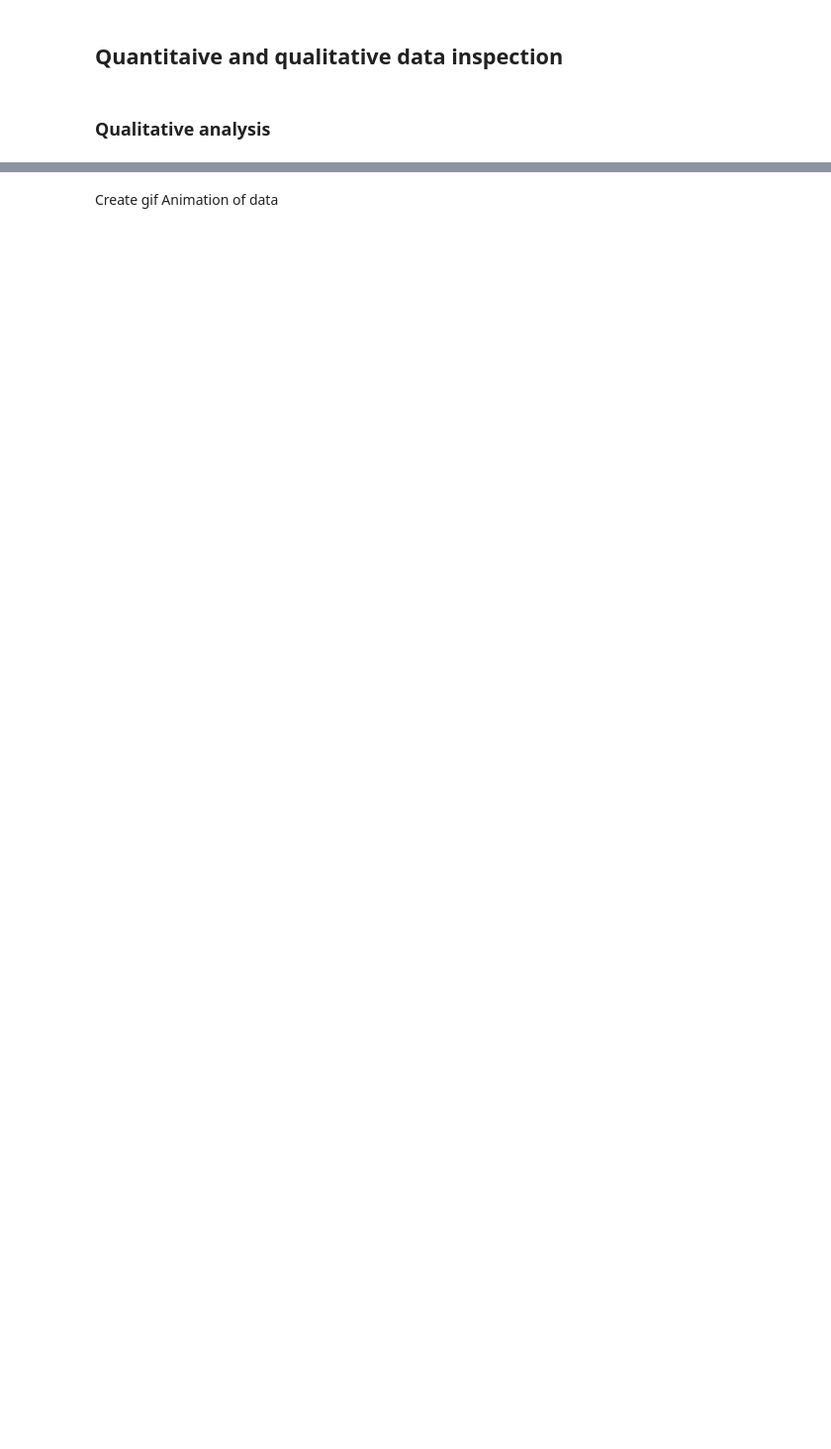
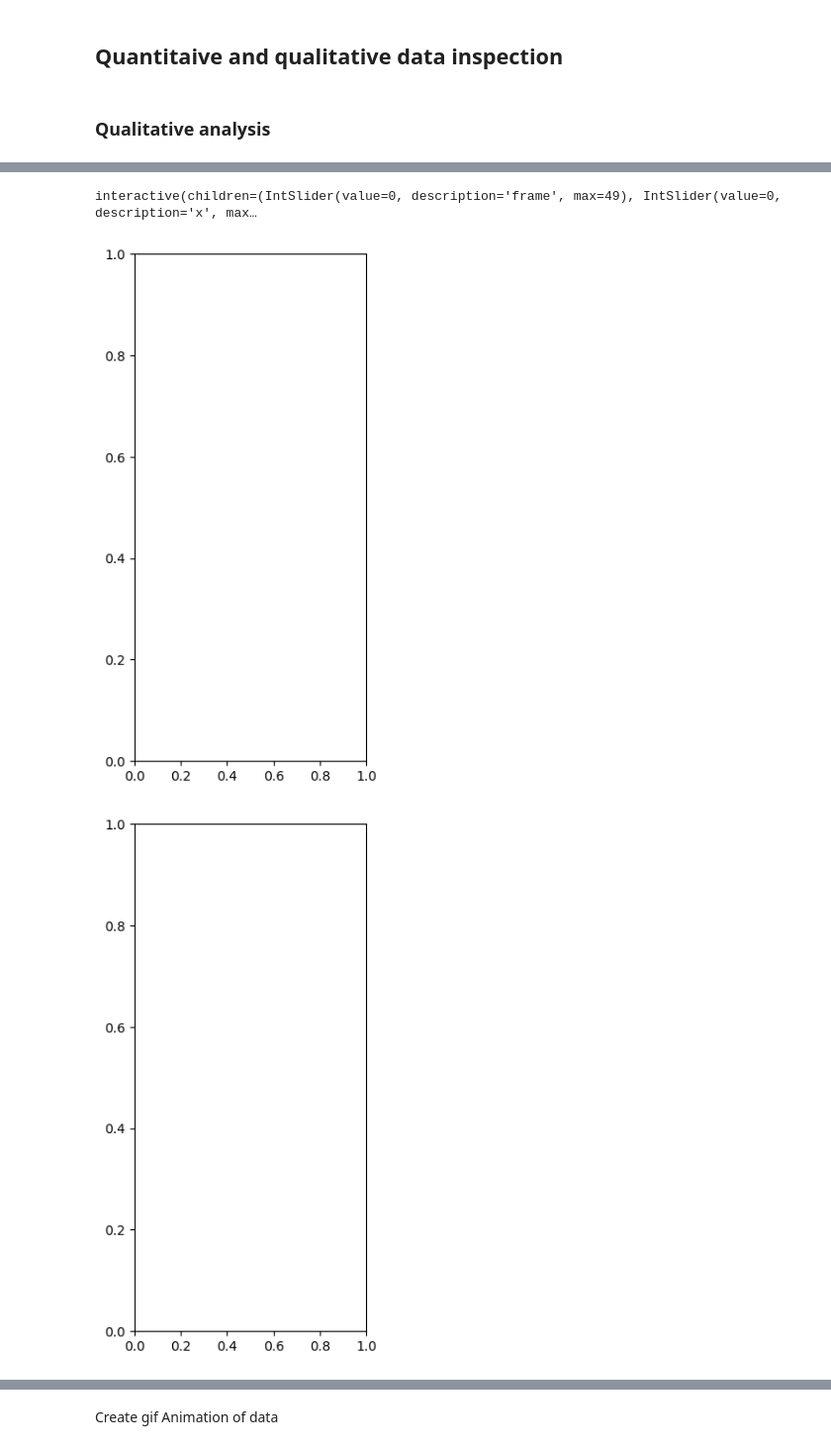
Before and after one commit to PiaaCaa/4DFlowNet, a Jupyter notebook: src/notebooks/data_inspection.ipynb, the cells around one changed output, grey strips where cells are left out. Shown at 99% size. Cells and saved outputs as stored; diff of their text form; code cells hidden in the pictures; blank space fills up the shorter version.

```diff
--- a/src/notebooks/data_inspection.ipynb
+++ b/src/notebooks/data_inspection.ipynb
@@ -18,2 +18,41 @@ from prepare_data.kspace_sampling import adjust_image_size_centered
 # %% [markdown]
 ### Qualitative analysis
+# %%
+path_invivo = '../../data/PairedInvivo/Volunteer3_4D_WholeHeart_2mm_20ms.h5'
+
+# load data
+with h5py.File(path_invivo, 'r') as data:
+    print(data.keys())
+    u = np.array(data['u']).transpose(3, 0, 1,2)
+    v = np.array(data['v']).transpose(3, 0, 1,2)
+    w = np.array(data['w']).transpose(3, 0, 1,2)
+    print('vencs:', data['u_max'][0],  data['v_max'][0], data['w_max'][0],)
+    # mask = np.array(data['mask'])
+    print(u.shape)
+
+idx_spatial = np.index_exp[:, :, 20:90, :]
+
+
+# u = u[idx_spatial]
+# mask = mask[idx_spatial]
+
+# u *= mask
+T, X, Y, Z = u.shape
+
+
+@widgets.interact(frame=(0, T-1), x=(0, X-1), axis=[0, 1, 2])
+def visualize_lr(frame=0, x=0, axis=0):
+    plt.figure(figsize=(7, 7))
+    N = 2
+    idxs_hr = get_indices(frame, axis, x)
+
+    plt.subplot(1, N, 1)
+    plt.imshow(u[idxs_hr])
+    plt.title('u')
+    plt.axis('off')
+
+    plt.subplot(1, N, 2)
+    plt.imshow(v[idxs_hr])
+    plt.title('v')
+    plt.axis('off')
+# %% [output]
@@ -19,0 +62,3 @@ from prepare_data.kspace_sampling import adjust_image_size_centered
+interactive(children=(IntSlider(value=0, description='frame', max=49), IntSlider(value=0, description='x', max…
+[figure, added]
+[figure, added]
```
Also changed, not shown: parts of 8 cells of this notebook, 25 other files.
